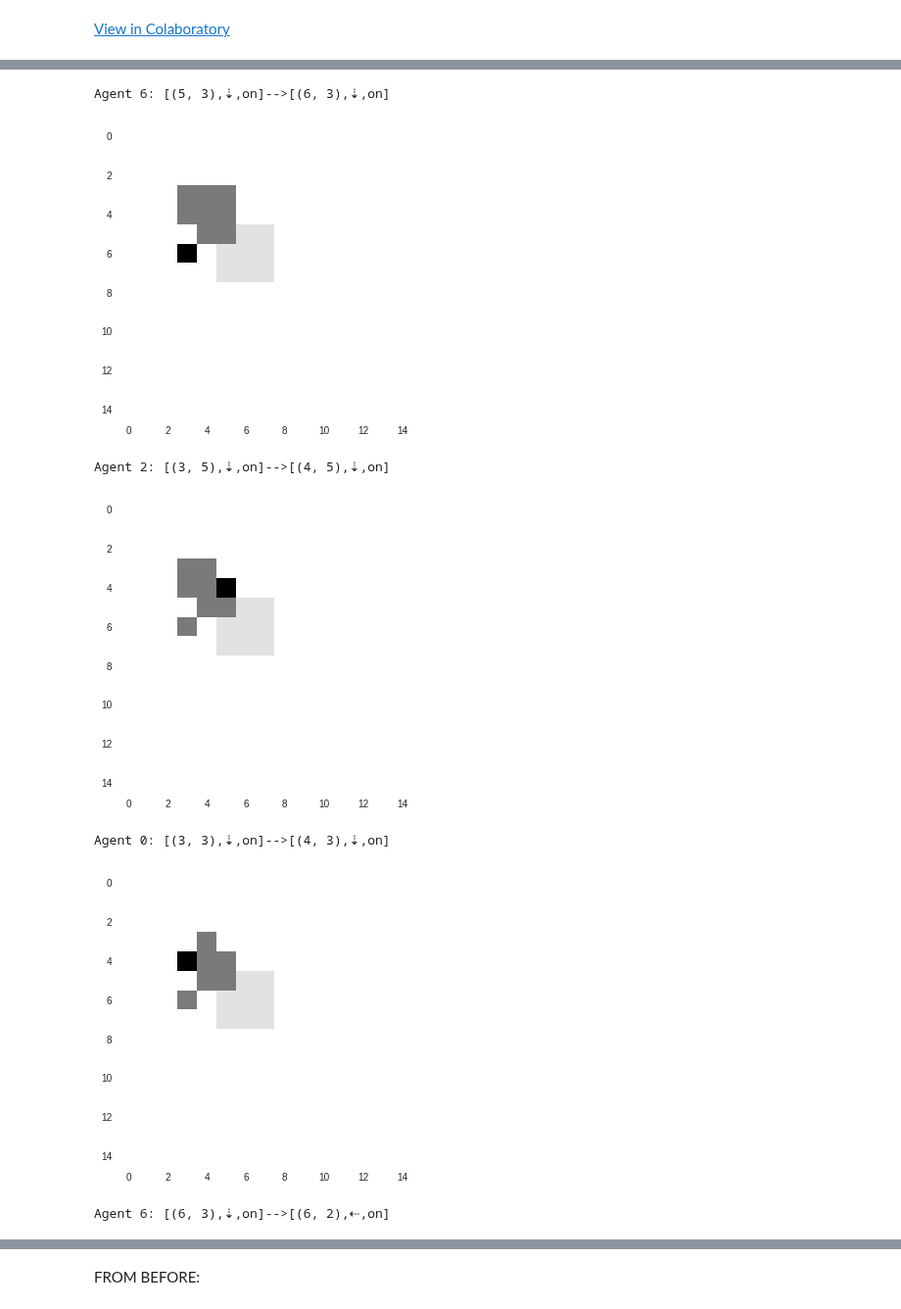
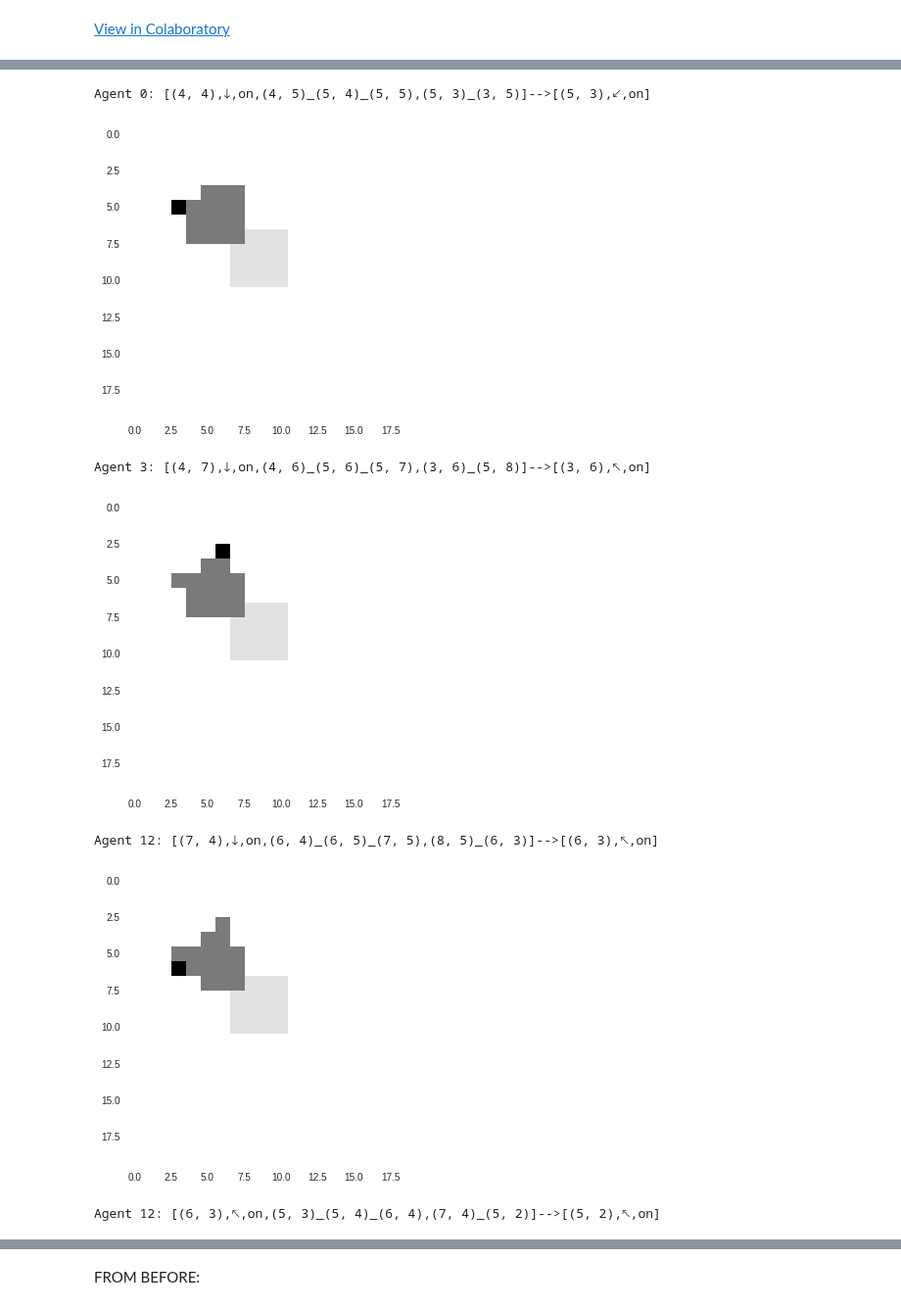
Before and after one commit to jpskycak/research_notebooks, a Jupyter notebook: modeling_programmable_self_assembly_with_cellular_automata.ipynb, the cells around one changed output, grey strips where cells are left out. Shown at 98% size. Cells and saved outputs as stored; diff of their text form; code cells hidden in the pictures.

```diff
--- a/modeling_programmable_self_assembly_with_cellular_automata.ipynb
+++ b/modeling_programmable_self_assembly_with_cellular_automata.ipynb
@@ -13,7 +13,7 @@ def get_coordinates(array):
 
 class Agents:
 
-  def __init__(self,L=3,scale=5):
+  def __init__(self,L=5,scale=5):
     self.grid_shape = (scale*L, scale*L)
     agents_array = np.zeros(self.grid_shape)
     agents_array[L:2*L,L:2*L] = 1
@@ -67,13 +67,13 @@ class Agents:
       x5, x6, x7 = not o5, not o6, not o7
       if o0 and o1 and o2 and o3 and o4:
         if x5 and x6 and x7:
-          ans = [surr[0]['coordinates'],surr[4]['coordinates']]
+          ans = [surr[(k+0)%8]['coordinates'],surr[(k+4)%8]['coordinates']]
           break
         elif o5 and x6 and x7:
-          ans = [surr[0]['coordinates'],surr[5]['coordinates']]
+          ans = [surr[(k+0)%8]['coordinates'],surr[(k+5)%8]['coordinates']]
           break
         elif o5 and o6 and x7:
-          ans = [surr[0]['coordinates'],surr[6]['coordinates']]
+          ans = [surr[(k+0)%8]['coordinates'],surr[(k+6)%8]['coordinates']]
           break
 
     surr_in_grid = [s['coordinates'] for s in surr if s['is_in_grid']]
@@ -110,37 +110,42 @@ class Agents:
         self.agent_coordinates[i] = p
 
   def timestep_parallel(self,details=False):
-    def update_log(i,p0,dir0,activity0,p1,dir1,activity1):
+    def update_log(i,p0,dir0,activity0,p1,dir1,activity1,neighbors0,edgefollows0):
       def arrow(direction):
-        if direction == (-1,0):
-          return '⇡'
-        elif direction == (1,0):
-          return '⇣'
-        elif direction == (0,-1):
-          return '⇠'
-        elif direction == (0,1):
-          return '⇢'
+        # arrows: http://xahlee.info/comp/unicode_arrows.html
+        arrowdict = {'(-1, 0)':'🡑',
+                    '(-1, 1)':'🡕',
+                    '(0, 1)':'🡒',
+                    '(1, 1)':'🡖',
+                    '(1, 0)':'🡓',
+                    '(1, -1)':'🡗',
+                    '(0, -1)':'🡐',
+                    '(-1, -1)':'🡔'}
+        return arrowdict[str(direction)]
       dir0, dir1 = arrow(dir0), arrow(dir1)
       translation_dict = {True:'on',False:'off'}
       activity0, activity1 = translation_dict[activity0], translation_dict[activity1]
-      template_string = 'Agent {0}: [{1},{2},{3}]-->[{4},{5},{6}]'
-      newstring = template_string.format(i,p0,dir0,activity0,p1,dir1,activity1)
+      template_string = 'Agent {0}: [{1},{2},{3},{7},{8}]-->[{4},{5},{6}]'
+      newstring = template_string.format(i,p0,dir0,activity0,p1,dir1,activity1,neighbors0,edgefollows0)
       self.log.append(newstring)
     def move(i):
       self.update_activity_direction_coordinates(i)
       self.update_neighbors()
 
-    potentially_movable_subset = [i for i,n in enumerate(self.neighbors) if len(n)<4 and self.activity[i]==True]
+   # potentially_movable_subset = [i for i,n in enumerate(self.neighbors) if len(n)<4 and self.activity[i]==True]
+    potentially_movable_subset = [i for i,a in enumerate(self.activity) if len(self.edgefollows(i))>0 and a==True]
     random.shuffle(potentially_movable_subset)
     for i in potentially_movable_subset:
       p0 = self.agent_coordinates[i]
       dir0 = self.direction[i]
       activity0 = self.activity[i]
+      neighbors0 = '_'.join([str(self.agent_coordinates[j]) for j in self.neighbors[i]])
+      edgefollows0 = '_'.join([str(e) for e in self.edgefollows(i)])
       move(i)
       p1 = self.agent_coordinates[i]
       dir1 = self.direction[i]
       activity1 = self.activity[i]
-      update_log(i,p0,dir0,activity0,p1,dir1,activity1)
+      update_log(i,p0,dir0,activity0,p1,dir1,activity1,neighbors0,edgefollows0)
       if details:
         try:
           print self.log[-1]
@@ -158,10 +163,10 @@ class Agents:
 #      try_first = random.choice([i for i in range(len(self.agent_coordinates)) if self.can_move(i)])
 #    return try_first
 # %%
-a = Agents()
+a = Agents(L=4)
 a.plot()
 for i in range(2):
   a.timestep_parallel(details=True)
-  #if i%20==0:
+  #if i%10==0:
   #  a.plot()
 # %% [output]
@@ -169,7 +174,7 @@ for i in range(2):
-Agent 6: [(5, 3),⇣,on]-->[(6, 3),⇣,on]
+Agent 0: [(4, 4),🡓,on,(4, 5)_(5, 4)_(5, 5),(5, 3)_(3, 5)]-->[(5, 3),🡗,on]
-[figure, old version]
+[figure, new version]
-Agent 2: [(3, 5),⇣,on]-->[(4, 5),⇣,on]
+Agent 3: [(4, 7),🡓,on,(4, 6)_(5, 6)_(5, 7),(3, 6)_(5, 8)]-->[(3, 6),🡔,on]
-[figure, old version]
+[figure, new version]
-Agent 0: [(3, 3),⇣,on]-->[(4, 3),⇣,on]
+Agent 12: [(7, 4),🡓,on,(6, 4)_(6, 5)_(7, 5),(8, 5)_(6, 3)]-->[(6, 3),🡔,on]
-[figure, old version]
+[figure, new version]
-Agent 6: [(6, 3),⇣,on]-->[(6, 2),⇠,on]
+Agent 12: [(6, 3),🡔,on,(5, 3)_(5, 4)_(6, 4),(7, 4)_(5, 2)]-->[(5, 2),🡔,on]
```
Also changed, not shown: parts of 4 cells of this notebook.
